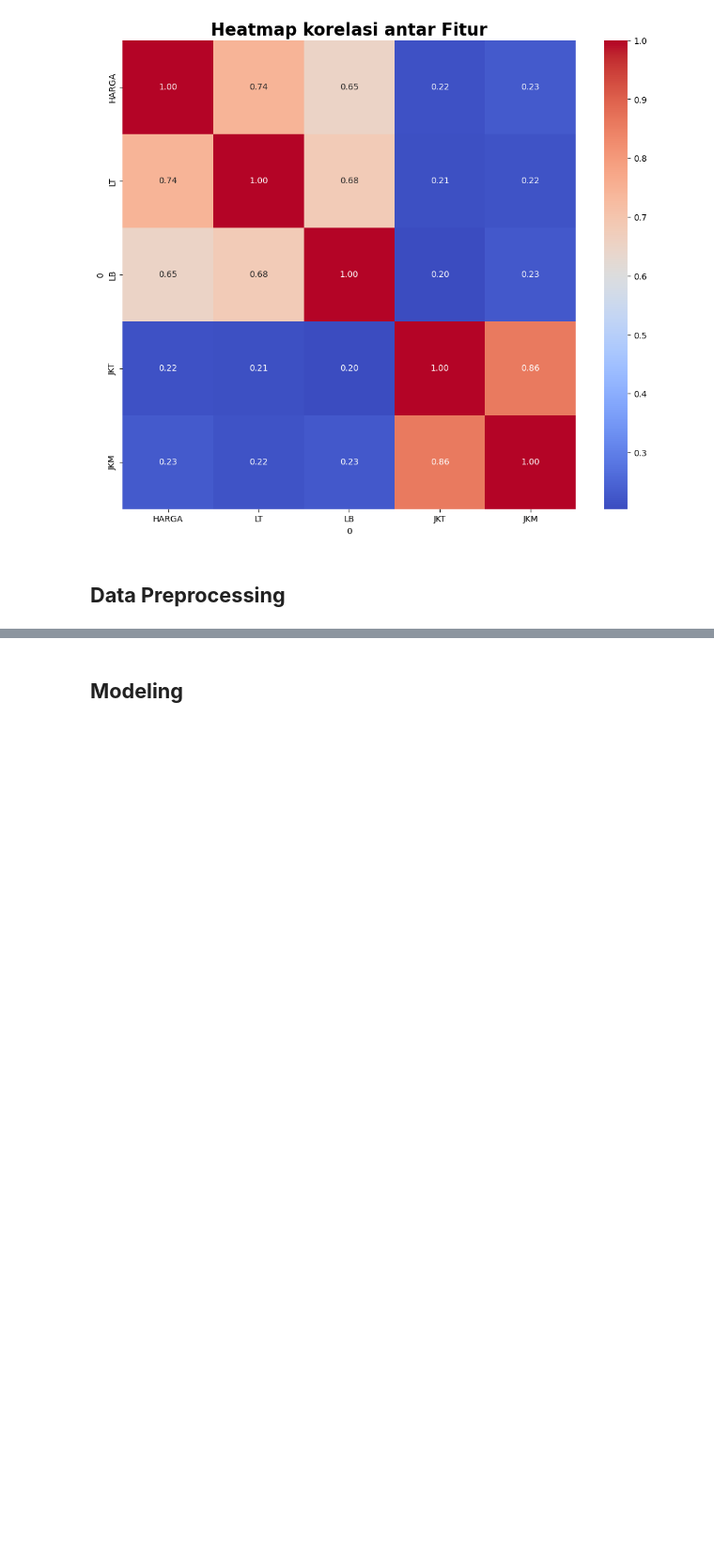
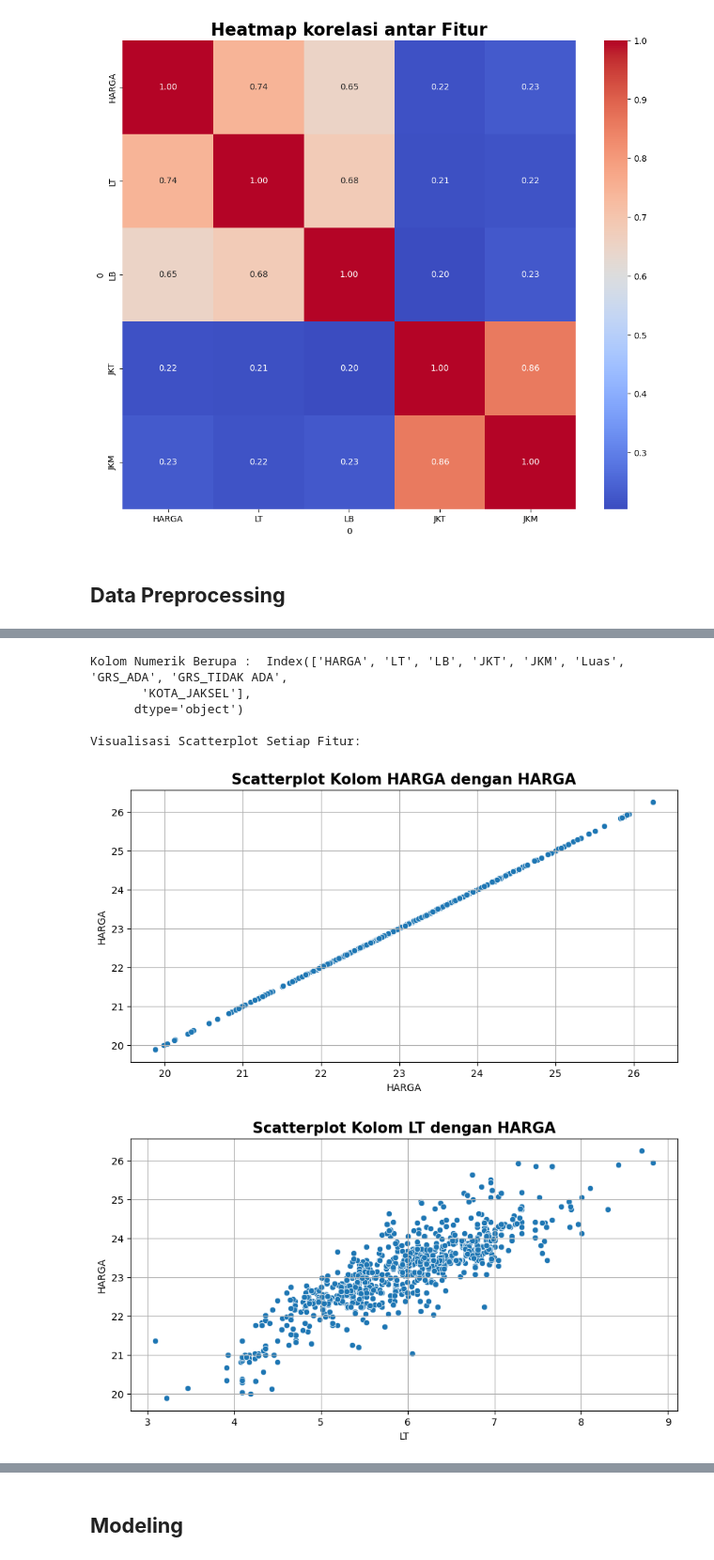
Before and after one commit to notnsas/cautious-eureka, a Jupyter notebook: aplikasi_ds/UAS.ipynb, the cells around one changed output, grey strips where cells are left out. Shown at 94% size. Drawn from its saved outputs; the diff is of its cells as text; code cells hidden in the pictures; blank space fills up the shorter version.

```diff
--- a/aplikasi_ds/UAS.ipynb
+++ b/aplikasi_ds/UAS.ipynb
@@ -266,0 +309,11 @@ df[["HARGA", "LT", "LB"]] = np.log(df[["HARGA", "LT", "LB"]])
+# %%
+# Liat visualisasi scatterplot setelah transformasi
+visualisasi_scatter(df)
+# %% [output]
+Kolom Numerik Berupa :  Index(['HARGA', 'LT', 'LB', 'JKT', 'JKM', 'Luas', 'GRS_ADA', 'GRS_TIDAK ADA',
+       'KOTA_JAKSEL'],
+      dtype='object')
+
+Visualisasi Scatterplot Setiap Fitur:
+[figure, added]
+[figure, added]
```
Also changed, not shown: parts of 39 cells of this notebook.
